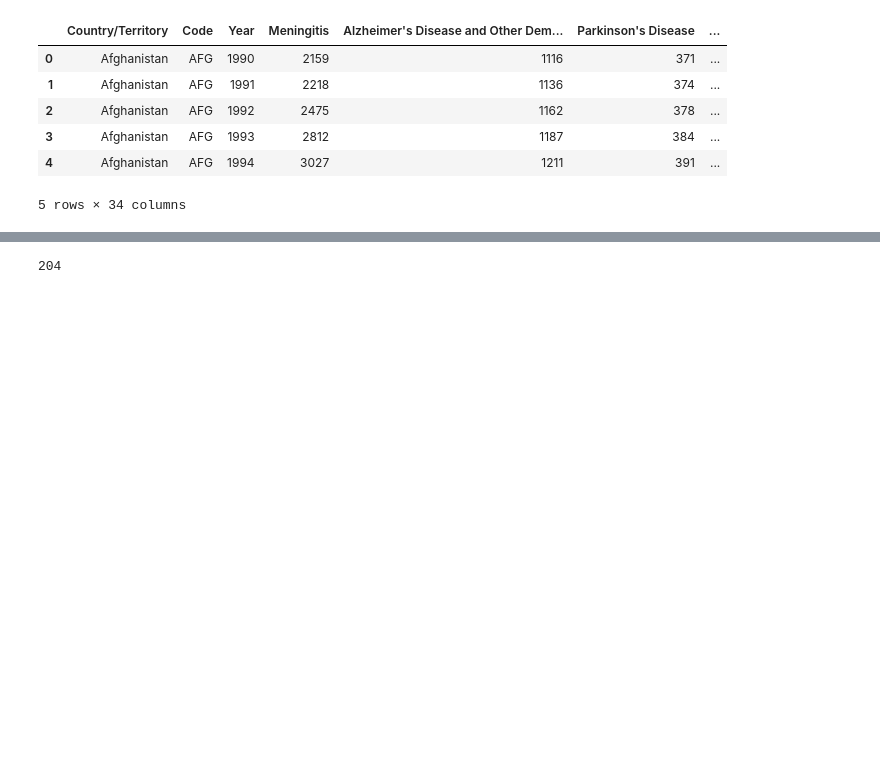
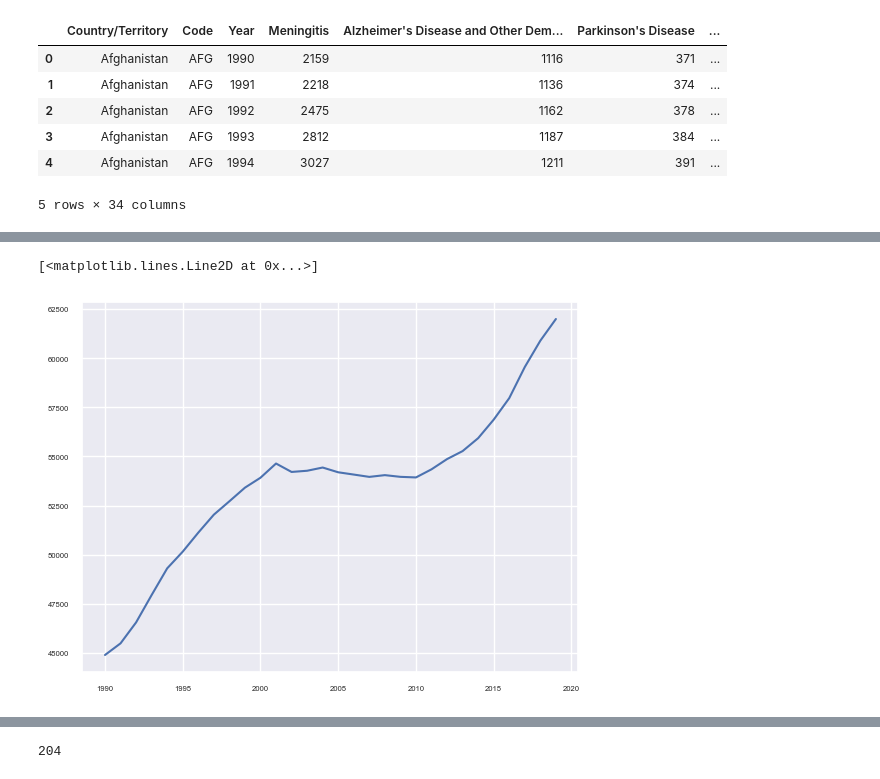
Before and after one commit to apanthari/project_1_group, a Jupyter notebook: exploration.ipynb, the cells around one changed output, grey strips where cells are left out. Cells and saved outputs as stored; diff of their text form; code cells hidden in the pictures; blank space fills up the shorter version.

```diff
--- a/exploration.ipynb
+++ b/exploration.ipynb
@@ -15,0 +157,5 @@ cause_death.head()
+# %%
+#now query for only the CVD col in the OG DF
+
+cvd = cause_death[['Cardiovascular Diseases', 'Year', 'Country/Territory']]
+cvd.head()
@@ -15,0 +169,9 @@ cause_death.head()
+# %%
+#graph the trend of values per continent
+afg = cvd[cvd['Country/Territory'] == 'Afghanistan']
+
+
+plt.plot(afg['Year'], afg['Cardiovascular Diseases'])
+# %% [output]
+[<matplotlib.lines.Line2D at 0x...>]
+[figure, added]
```
Also changed, not shown: parts of 21 cells of this notebook.
